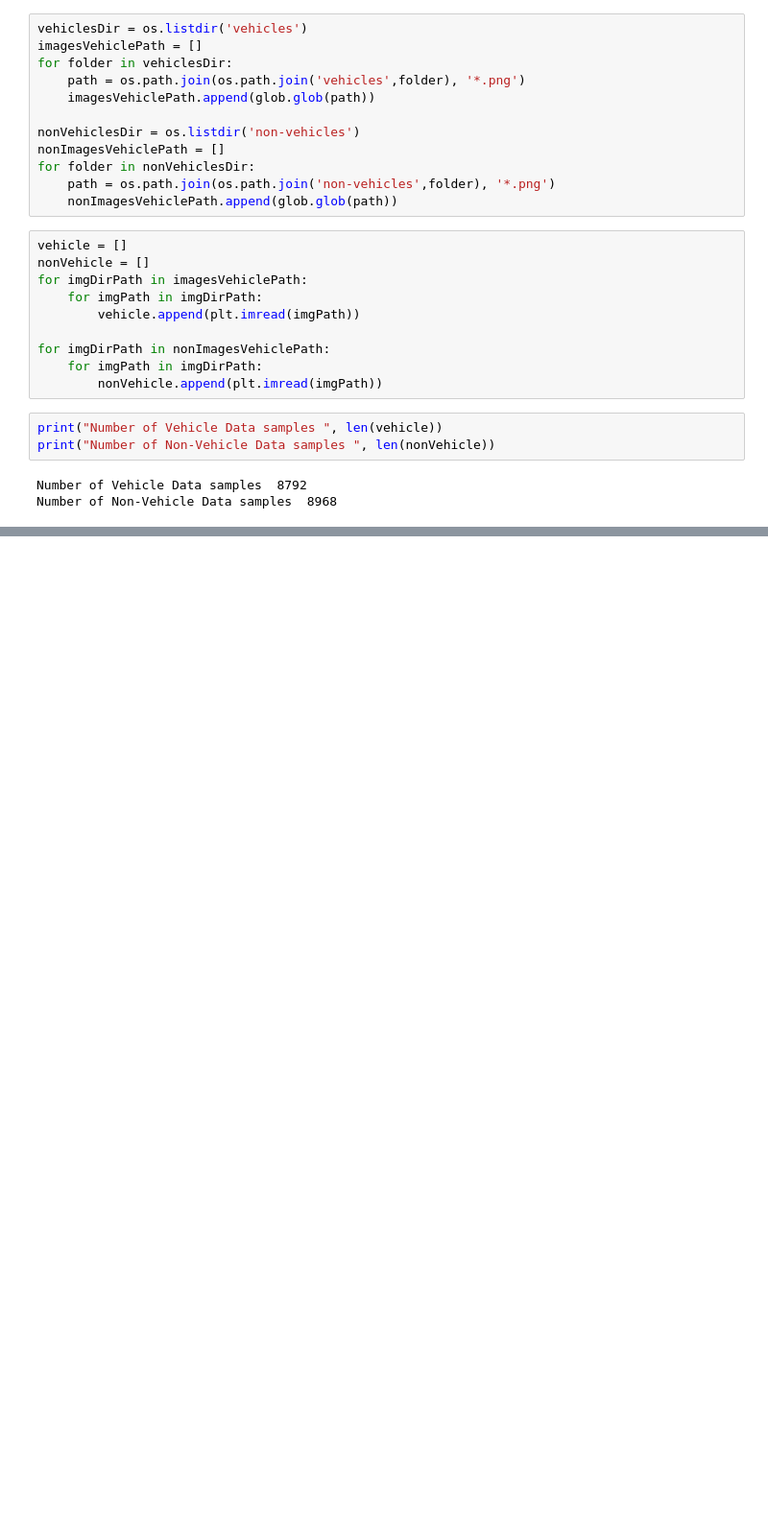
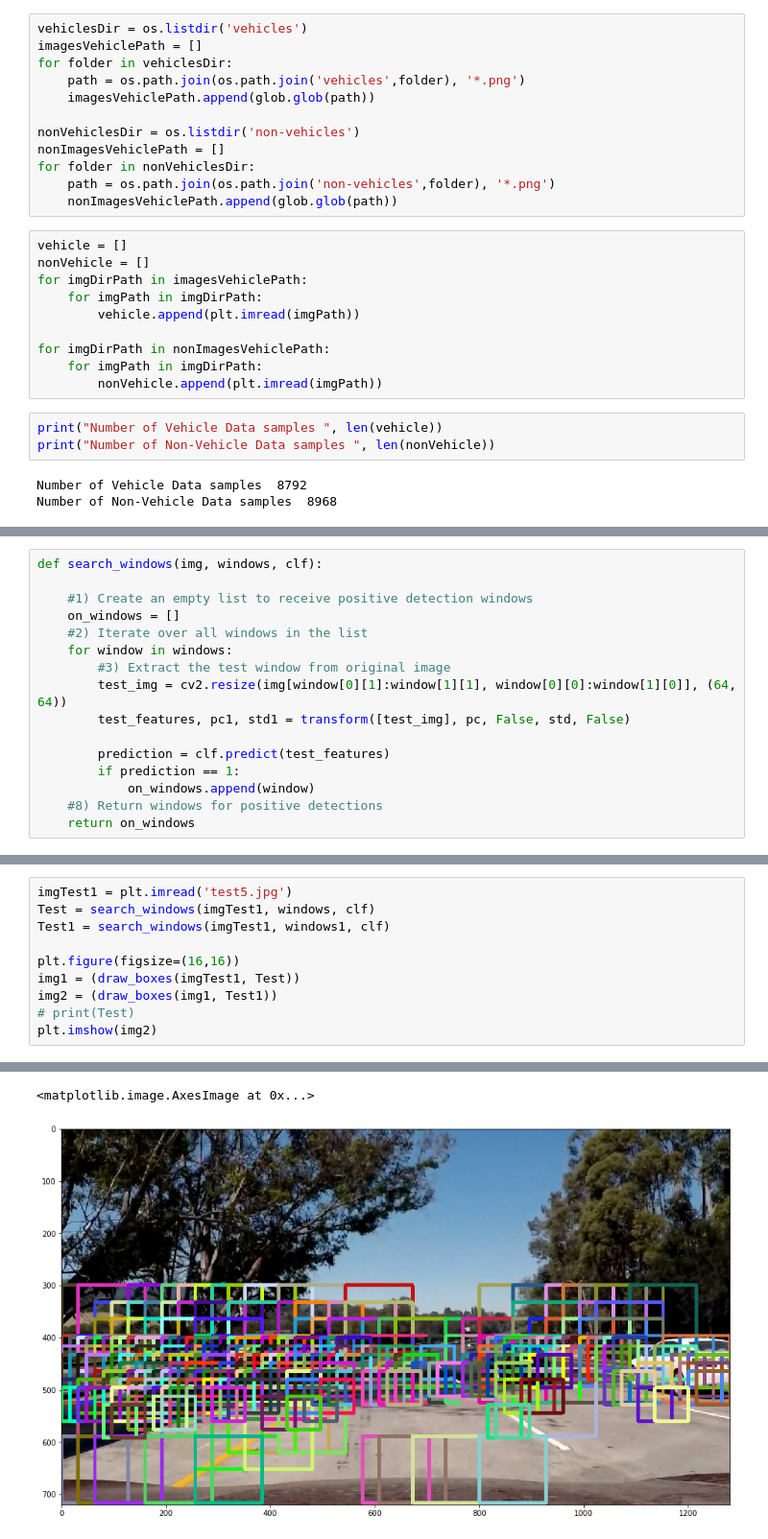
Before and after one commit to Keshav-Aggarwal/Simulator_Data, a Jupyter notebook: Untitled.ipynb, the cells around one changed output, grey strips where cells are left out. Shown: that part at 96% size. Drawn from its saved outputs; the diff is of its cells as text; blank space fills up the shorter version.

```diff
--- a/Untitled.ipynb
+++ b/Untitled.ipynb
@@ -187,0 +254,16 @@ class PipelineComplete(BaseEstimator, TransformerMixin):
+# %%
+def search_windows(img, windows, clf):
+
+    #1) Create an empty list to receive positive detection windows
+    on_windows = []
+    #2) Iterate over all windows in the list
+    for window in windows:
+        #3) Extract the test window from original image
+        test_img = cv2.resize(img[window[0][1]:window[1][1], window[0][0]:window[1][0]], (64, 64))
+        test_features, pc1, std1 = transform([test_img], pc, False, std, False)
+
+        prediction = clf.predict(test_features)
+        if prediction == 1:
+            on_windows.append(window)
+    #8) Return windows for positive detections
+    return on_windows
@@ -187,0 +279,11 @@ class PipelineComplete(BaseEstimator, TransformerMixin):
+# %%
+imgTest1 = plt.imread('test5.jpg')
+Test = search_windows(imgTest1, windows, clf)
+Test1 = search_windows(imgTest1, windows1, clf)
+
+plt.figure(figsize=(16,16))
+img1 = (draw_boxes(imgTest1, Test))
+img2 = (draw_boxes(img1, Test1))
+# print(Test)
+plt.imshow(img2)
+# %% [output]
@@ -187,0 +292,2 @@ class PipelineComplete(BaseEstimator, TransformerMixin):
+<matplotlib.image.AxesImage at 0x...>
+[figure, added]
```
Also changed, not shown: parts of 44 cells of this notebook, 3 other files.
